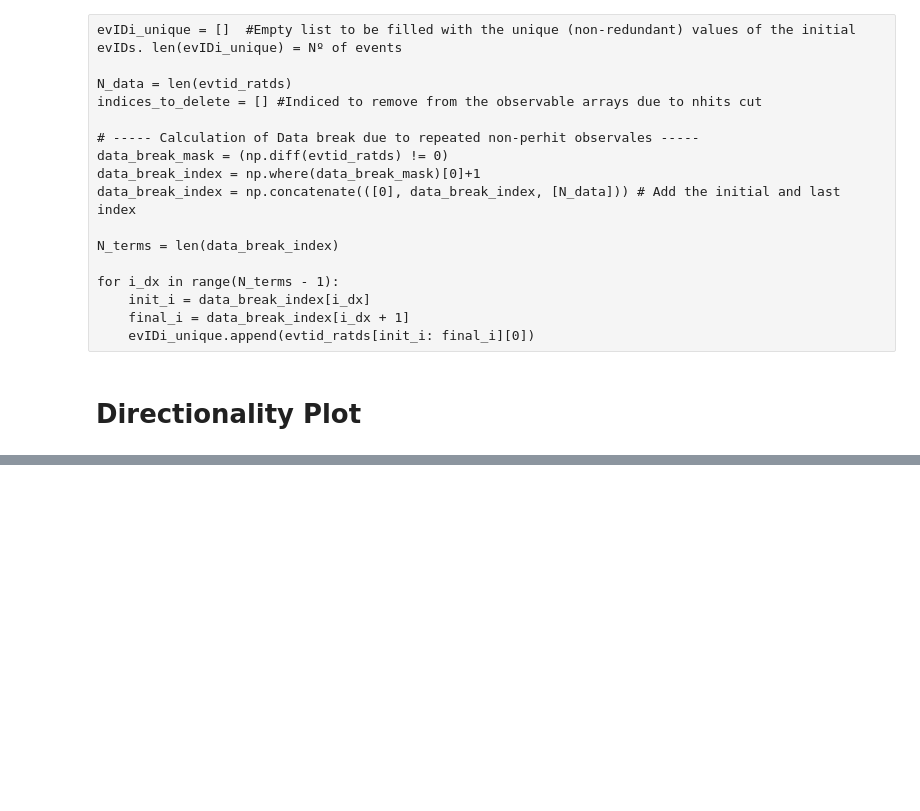
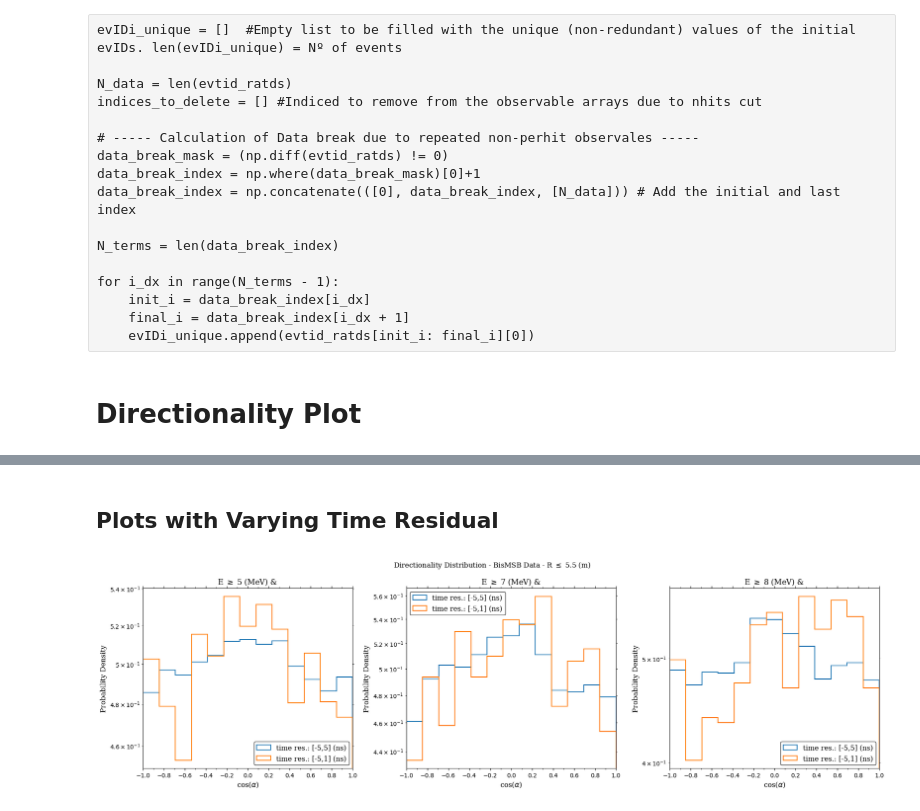
Before and after one commit to joankl/Solar-Neutrinos-Project, a Jupyter notebook: real data analysis/bisMSB/directionaly_pattern.ipynb, the cells around one changed output, grey strips where cells are left out. Saved outputs shown, nothing was run; the diff lists cells and outputs as text; code cells hidden in the pictures; blank space fills up the shorter version.

```diff
--- a/real data analysis/bisMSB/directionaly_pattern.ipynb
+++ b/real data analysis/bisMSB/directionaly_pattern.ipynb
@@ -120,0 +128,65 @@ for j_dx, Ecut_i in enumerate(E_cut_list):
+# %% [markdown]
+## Plots with Varying Time Residual
+# %%
+# ------ Define the Cuts ------
+E_cut_list = [5, 7, 8]
+t_res_cut_list = [(-5,5), (-5,1)]
+# -----------------------------
+
+bins = 13
+bin_edges = np.linspace(-1.0, 1.0, bins + 1)
+hist_data = {energy:{tres: np.zeros(bins) for tres in t_res_cut_list} for energy in E_cut_list}
+
+for en_cut_i in E_cut_list:
+    energy_mask = (energy >= en_cut_i)
+
+    for t_res_cut_i in t_res_cut_list:
+        tres_mask = (time_res >= t_res_cut_i[0]) & (time_res <= t_res_cut_i[1])
+        general_mask = energy_mask & tres_mask
+
+        counts, _ = np.histogram(cos_alpha[general_mask], bins=bin_edges)
+
+        hist_data[en_cut_i][t_res_cut_i] += counts
+
+font_style_title = {'family':'serif', 'weight': 'normal','color':'black','size':13}
+font_style_axis= {'family':'serif', 'weight': 'normal','color':'black','size':12}
+font_prop = font_manager.FontProperties(family=font_style_axis['family'], weight=font_style_axis['weight'], size=font_style_axis['size'])
+
+fig, axes = plt.subplots(1, len(E_cut_list), figsize = (19, 5.7))
+
+for idx, en_cut_i in enumerate(E_cut_list):
+
+    ax = axes[idx]
+
+    for t_res_cut_i in t_res_cut_list:
+
+        counts = hist_data[en_cut_i][t_res_cut_i]
+        plt_label = f'time res.: [{t_res_cut_i[0]},{t_res_cut_i[1]}] (ns)'
+
+        ax.hist(bin_edges[:-1], bins=bin_edges, weights=counts, density=True, histtype='step', linewidth=1.5, label = plt_label)
+
+    ax.set_yscale('log')
+    ax.set_xlabel(r'cos($\alpha$)', fontdict = font_style_axis)
+    ax.set_ylabel(r'Probability Density', fontdict = font_style_axis)
+    ax.set_xlim(-1, 1)
+    # --- Markers ---
+    ax.xaxis.set_minor_locator(MultipleLocator(0.1))
+    ax.xaxis.set_major_locator(MultipleLocator(0.2))
+
+    #ax.yaxis.set_minor_locator(MultipleLocator(0.01))
+    #ax.yaxis.set_major_locator(MultipleLocator(0.05))
+
+    ax.tick_params(which='minor', top=True, bottom=True, left=True, right=True)
+    ax.tick_params(which='major', top=True, bottom=True, left=True, right=True)
+
+    ax.legend(loc = 'best', frameon = True, edgecolor='black', prop = font_prop)
+
+
+    ax.set_title(rf'E $\geq$ {en_cut_i} (MeV) & ', fontdict = font_style_title)
+
+plt.suptitle(rf'Directionality Distribution - BisMSB Data - R $\leq$ 5.5 (m)', fontdict = font_style_title)
+
+plt.tight_layout()
+plt.show()
+# %% [output]
+[figure, added]
```
Also changed, not shown: parts of 5 cells of this notebook, 1 other file.
